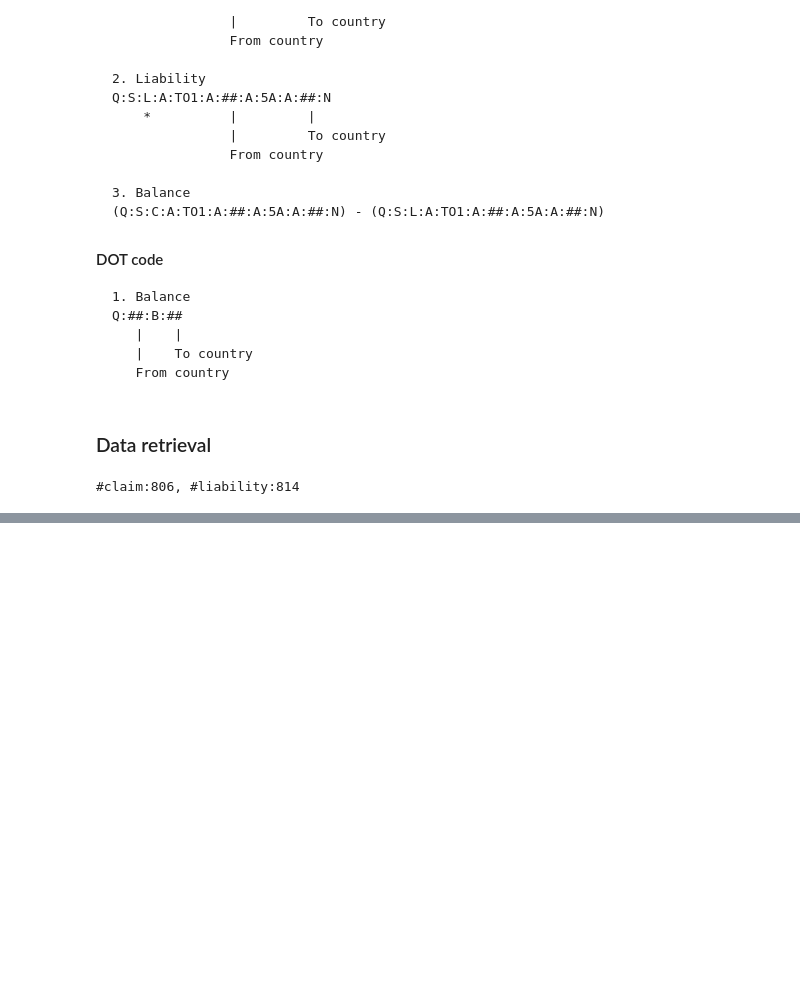
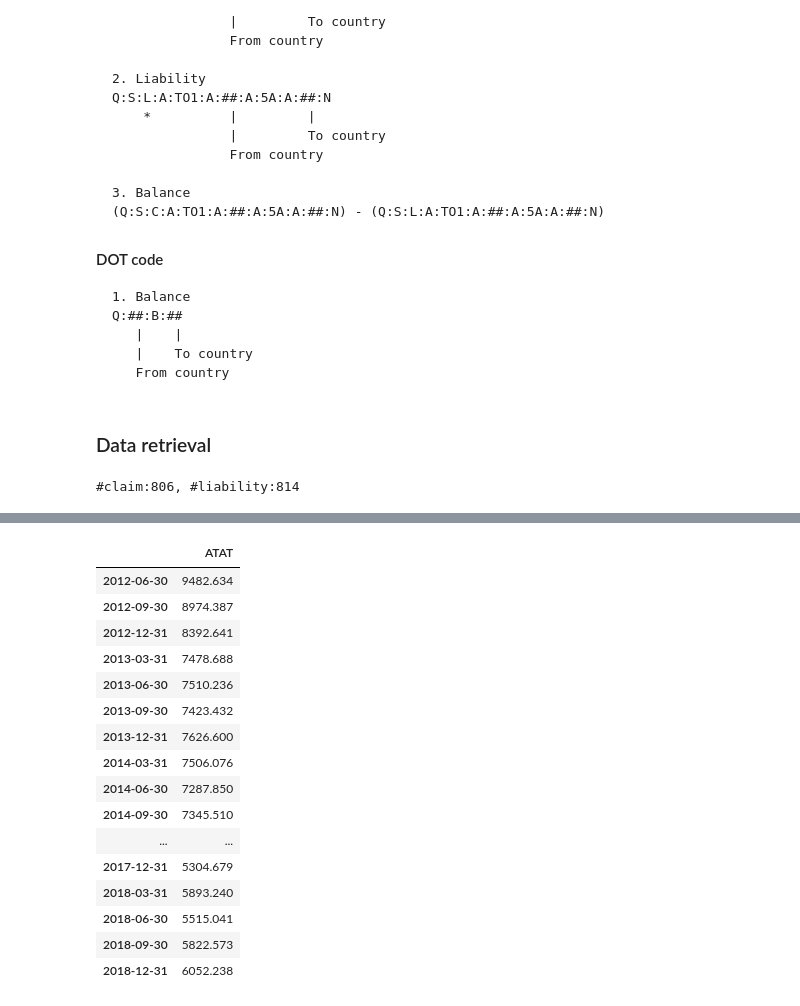
Before and after one commit to byeungchun/tradefiance, a Jupyter notebook: notebook/test_analysis1_LbsCrossBorderNationality_DotTradeBalance.ipynb, the cells around one changed output, grey strips where cells are left out. Saved outputs shown, nothing was run; the diff lists cells and outputs as text; code cells hidden in the pictures; blank space fills up the shorter version.

```diff
--- a/notebook/test_analysis1_LbsCrossBorderNationality_DotTradeBalance.ipynb
+++ b/notebook/test_analysis1_LbsCrossBorderNationality_DotTradeBalance.ipynb
@@ -141,0 +184,20 @@ dotbalance_df.to_pickle('../data/dotbalance_df.pkl')
+# %%
+pd.DataFrame(res[0])
+# %% [output]
+|  | ATAT |
+| 2012-06-30 | 9482.634 |
+| 2012-09-30 | 8974.387 |
+| 2012-12-31 | 8392.641 |
+| 2013-03-31 | 7478.688 |
+| 2013-06-30 | 7510.236 |
+| 2013-09-30 | 7423.432 |
+| 2013-12-31 | 7626.600 |
+| 2014-03-31 | 7506.076 |
+| 2014-06-30 | 7287.850 |
+| 2014-09-30 | 7345.510 |
+| ... | ... |
+| 2017-12-31 | 5304.679 |
+| 2018-03-31 | 5893.240 |
+| 2018-06-30 | 5515.041 |
+| 2018-09-30 | 5822.573 |
+| 2018-12-31 | 6052.238 |
```
Also changed, not shown: parts of 7 cells of this notebook, 2 other files.
